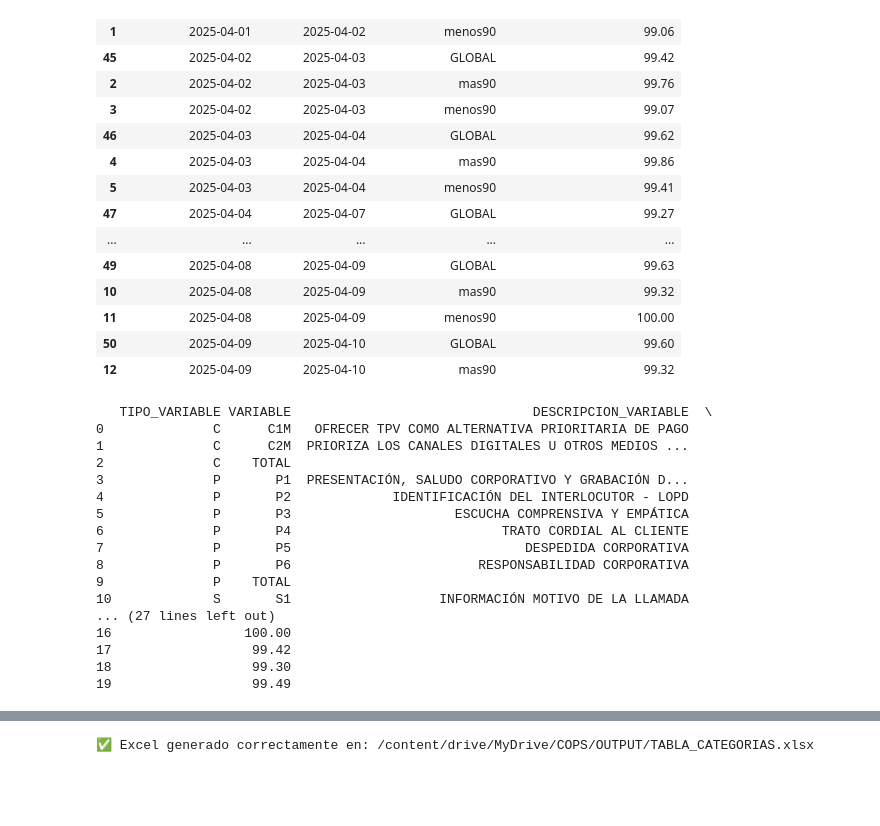
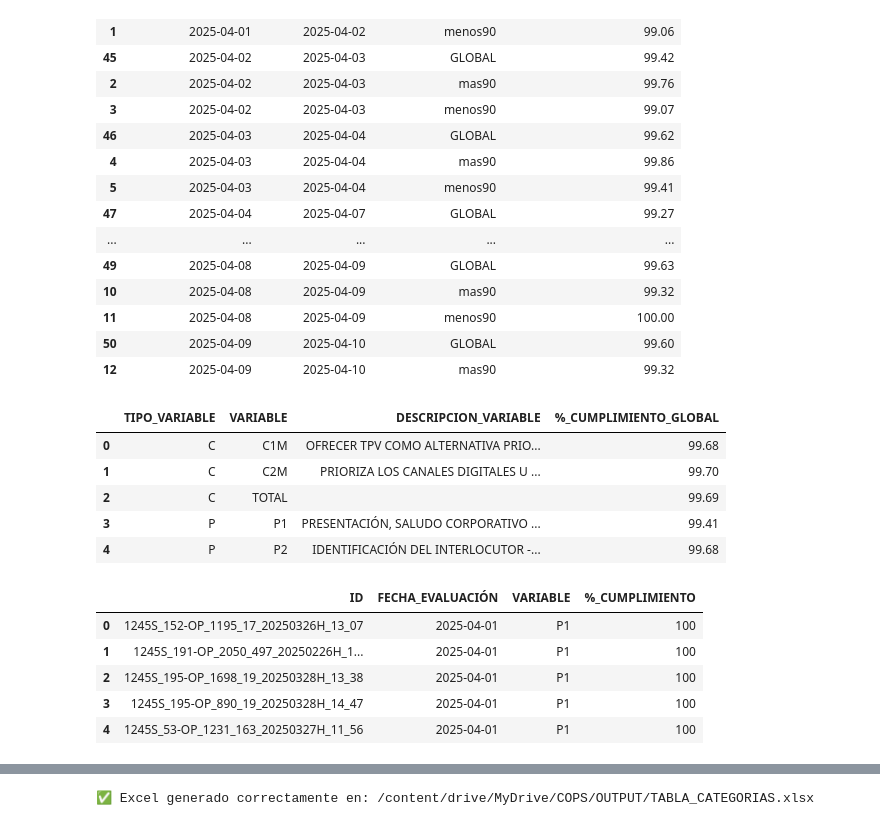
Before and after one commit to MicaelaRomeroC3/COPs, a Jupyter notebook: 06_Tablacategorias.ipynb, the cells around one changed output, grey strips where cells are left out. Saved outputs shown, nothing was run; the diff lists cells and outputs as text; code cells hidden in the pictures; blank space fills up the shorter version.

```diff
--- a/06_Tablacategorias.ipynb
+++ b/06_Tablacategorias.ipynb
@@ -272,51 +303,83 @@ mapeo_descripciones = {
     'P5': 'DESPEDIDA CORPORATIVA',
     'S1': 'INFORMACIÓN MOTIVO DE LA LLAMADA',
     'S2': 'SITUACIÓN ACTUAL DEL DEUDOR',
     'S3': 'SONDEO: IDENTIFICAR CAPACIDAD DE PAGO Y DETECCIÓN DE NECESIDADES',
     'S4': 'DIRECCIÓN',
     'S5M': 'PREPARACIÓN CIERRE : RESUMEN DE ACUERDOS',
     'C1M': 'OFRECER TPV COMO ALTERNATIVA PRIORITARIA DE PAGO',
     'C2M': 'PRIORIZA LOS CANALES DIGITALES U OTROS MEDIOS PARA REALIZAR LOS INGRESOS LO ANTES POSIBLE',
     'T1M': 'USO EFECTIVO DEL SCRIPT',
     'T2M': 'CAPACIDAD DE EXPRESIÓN',
     'T3': 'BUSCAR EL COMPROMISO DE PAGO ENUNCIANDO LOS BENEFICIOS Y LAS CONSECUENCIAS DE LA REGULARIZACIÓN'
 }
 
 cumplimiento_variable_total['DESCRIPCION_VARIABLE'] = cumplimiento_variable_total['VARIABLE'].map(mapeo_descripciones)
 
 # Las filas TOTAL estarán vacías en descripción
 cumplimiento_tipo_total['VARIABLE'] = 'TOTAL'
 cumplimiento_tipo_total['DESCRIPCION_VARIABLE'] = ''
 
 # === Combinar totales por tipo y variables individuales ===
 tabla_categorias = pd.concat([
     cumplimiento_tipo_total[['TIPO_VARIABLE', 'VARIABLE', 'DESCRIPCION_VARIABLE', '%_CUMPLIMIENTO_GLOBAL']],
     cumplimiento_variable_total[['TIPO_VARIABLE', 'VARIABLE', 'DESCRIPCION_VARIABLE', '%_CUMPLIMIENTO_GLOBAL']]
 ], ignore_index=True)
 
 # === Ordenar por tipo y variable ===
 tabla_categorias = tabla_categorias.sort_values(['TIPO_VARIABLE', 'VARIABLE']).reset_index(drop=True)
 
 # Mostrar resultado final
-print(tabla_categorias)
+tabla_categorias.head()
 # %% [output]
-   TIPO_VARIABLE VARIABLE                               DESCRIPCION_VARIABLE  \
-0              C      C1M   OFRECER TPV COMO ALTERNATIVA PRIORITARIA DE PAGO
-1              C      C2M  PRIORIZA LOS CANALES DIGITALES U OTROS MEDIOS ...
-2              C    TOTAL
-3              P       P1  PRESENTACIÓN, SALUDO CORPORATIVO Y GRABACIÓN D...
-4              P       P2             IDENTIFICACIÓN DEL INTERLOCUTOR - LOPD
-5              P       P3                     ESCUCHA COMPRENSIVA Y EMPÁTICA
-6              P       P4                           TRATO CORDIAL AL CLIENTE
-7              P       P5                              DESPEDIDA CORPORATIVA
-8              P       P6                        RESPONSABILIDAD CORPORATIVA
-9              P    TOTAL
-10             S       S1                   INFORMACIÓN MOTIVO DE LA LLAMADA
-... (27 lines left out)
-16                 100.00
-17                  99.42
-18                  99.30
-19                  99.49
+|  | TIPO_VARIABLE | VARIABLE | DESCRIPCION_VARIABLE | %_CUMPLIMIENTO_GLOBAL |
+| 0 | C | C1M | OFRECER TPV COMO ALTERNATIVA PRIO... | 99.68 |
+| 1 | C | C2M | PRIORIZA LOS CANALES DIGITALES U ... | 99.70 |
+| 2 | C | TOTAL |  | 99.69 |
+| 3 | P | P1 | PRESENTACIÓN, SALUDO CORPORATIVO ... | 99.41 |
+| 4 | P | P2 | IDENTIFICACIÓN DEL INTERLOCUTOR -... | 99.68 |
+# %%
+#Crear Tabla Variables por ID y Fecha_Evaluación
+
+# 1️⃣ Leer archivo histórico
+df_hist = pd.read_parquet(ruta_historical)
+
+# 2️⃣ Asegurar que FECHA_EVALUACIÓN sea datetime
+df_hist['FECHA_EVALUACIÓN'] = pd.to_datetime(df_hist['FECHA_EVALUACIÓN'], dayfirst=True, errors='coerce')
+
+# 3️⃣ Lista de variables y ponderaciones
+columnas_eval = ['P1', 'P2', 'P3', 'P4', 'P5', 'P6',
+                 'S1', 'S2', 'S3', 'S4', 'S5M', 'C1M', 'C2M', 'T1M', 'T2M', 'T3']
+ponderacion_dict = {
+    'P1': 0.02, 'P2': 0.10, 'P3': 0.03, 'P4': 0.03, 'P5': 0.05, 'P6': 0.02,
+    'S1': 0.03, 'S2': 0.02, 'S3': 0.10, 'S4': 0.10, 'S5M': 0.05,
+    'C1M': 0.10, 'C2M': 0.10, 'T1M': 0.05, 'T2M': 0.10, 'T3': 0.10
+}
+
+# 4️⃣ Pasar a formato largo
+tabla_cumplimiento_variables = df_hist.melt(
+    id_vars=['ID', 'FECHA_EVALUACIÓN'],
+    value_vars=columnas_eval,
+    var_name='VARIABLE',
+    value_name='ACIERTO'
+)
+
+# 5️⃣ Calcular % de cumplimiento como en tu código original
+# True = cumple, False = no cumple
+# En este caso, 1 llamado por ID → %_CUMPLIMIENTO = 100 si cumple, 0 si no
+tabla_cumplimiento_variables['%_CUMPLIMIENTO'] = (1 - (~tabla_cumplimiento_variables['ACIERTO'].astype(bool))) * 100
+
+# 6️⃣ Seleccionar solo columnas finales
+tabla_cumplimiento_variables = tabla_cumplimiento_variables[['ID', 'FECHA_EVALUACIÓN', 'VARIABLE', '%_CUMPLIMIENTO']]
+
+# 7️⃣ Mostrar resultado
+tabla_cumplimiento_variables.head()
+# %% [output]
+|  | ID | FECHA_EVALUACIÓN | VARIABLE | %_CUMPLIMIENTO |
+| 0 | 1245S_152-OP_1195_17_20250326H_13_07 | 2025-04-01 | P1 | 100 |
+| 1 | 1245S_191-OP_2050_497_20250226H_1... | 2025-04-01 | P1 | 100 |
+| 2 | 1245S_195-OP_1698_19_20250328H_13_38 | 2025-04-01 | P1 | 100 |
+| 3 | 1245S_195-OP_890_19_20250328H_14_47 | 2025-04-01 | P1 | 100 |
+| 4 | 1245S_53-OP_1231_163_20250327H_11_56 | 2025-04-01 | P1 | 100 |
 # %%
 # === Derivar EMPRESA a partir de SERVICIO ===
 if 'SERVICIO' not in df.columns:
```
Also changed, not shown: parts of 5 cells of this notebook.
